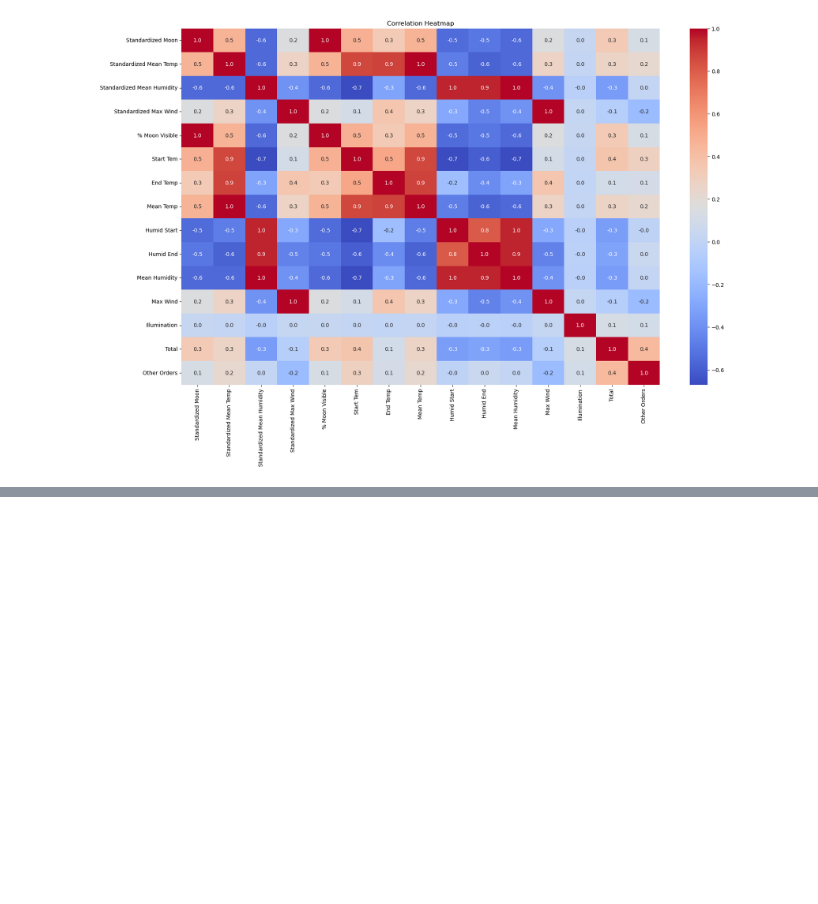
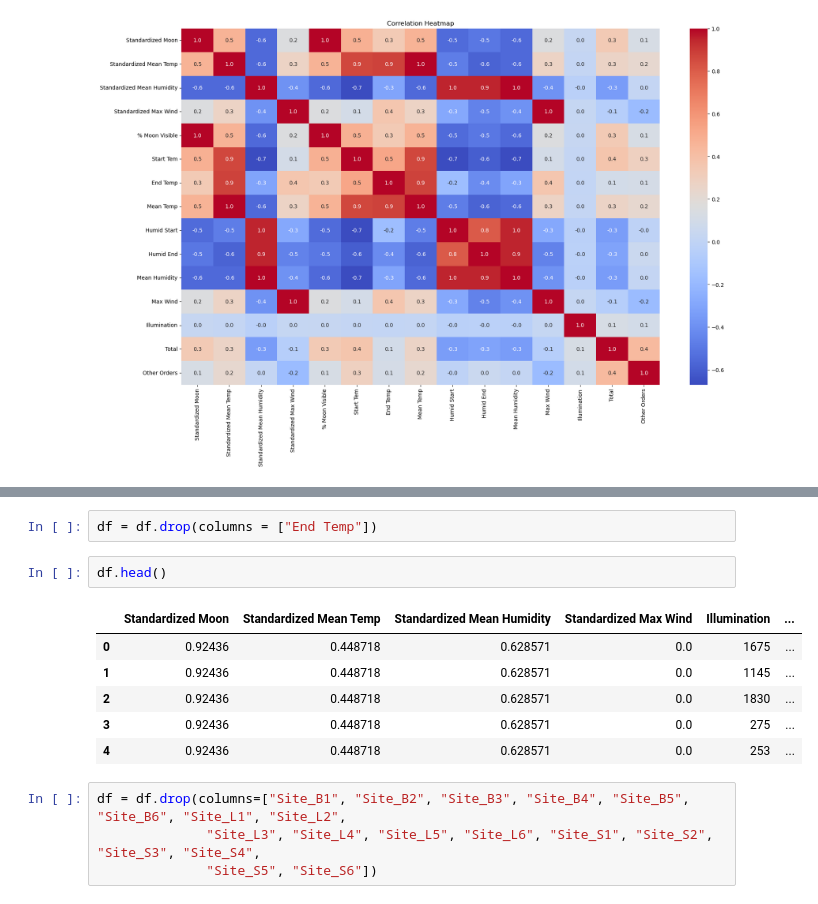
Before and after one commit to hfarukaktas/data-science-projects, a Jupyter notebook: bugs-data/bugs_data.ipynb, the cells around one changed output, grey strips where cells are left out. Cells and saved outputs as stored; diff of their text form; blank space fills up the shorter version.

```diff
--- a/bugs-data/bugs_data.ipynb
+++ b/bugs-data/bugs_data.ipynb
@@ -230,0 +281,15 @@ plt.show()
+# %%
+df = df.drop(columns = ["End Temp"])
+# %%
+df.head()
+# %% [output]
+|  | Standardized Moon | Standardized Mean Temp | Standardized Mean Humidity | Standardized Max Wind | Illumination | ... |
+| 0 | 0.92436 | 0.448718 | 0.628571 | 0.0 | 1675 | ... |
+| 1 | 0.92436 | 0.448718 | 0.628571 | 0.0 | 1145 | ... |
+| 2 | 0.92436 | 0.448718 | 0.628571 | 0.0 | 1830 | ... |
+| 3 | 0.92436 | 0.448718 | 0.628571 | 0.0 | 275 | ... |
+| 4 | 0.92436 | 0.448718 | 0.628571 | 0.0 | 253 | ... |
+# %%
+df = df.drop(columns=["Site_B1", "Site_B2", "Site_B3", "Site_B4", "Site_B5", "Site_B6", "Site_L1", "Site_L2",
+              "Site_L3", "Site_L4", "Site_L5", "Site_L6", "Site_S1", "Site_S2", "Site_S3", "Site_S4",
+              "Site_S5", "Site_S6"])
```
Also changed, not shown: parts of 13 cells of this notebook.
